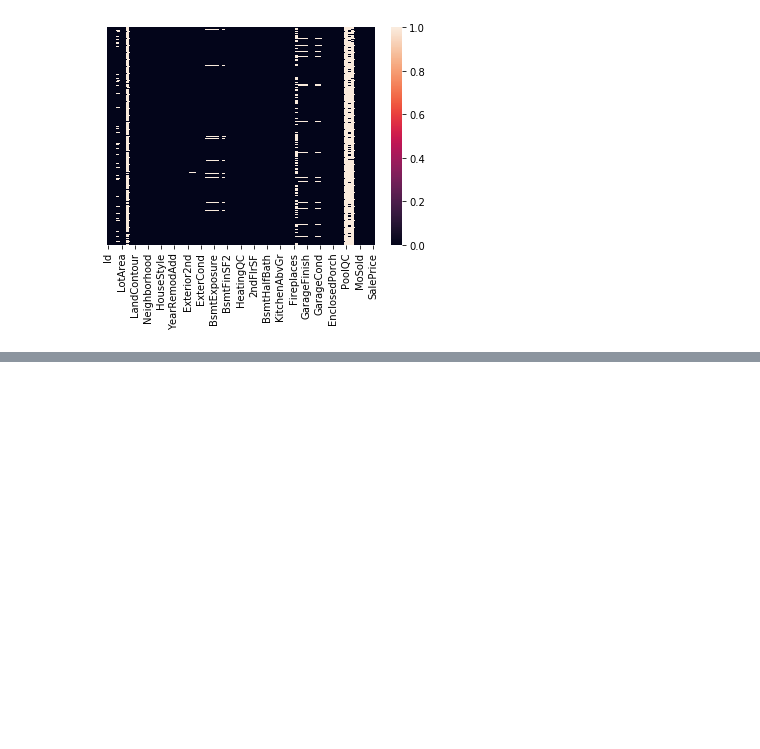
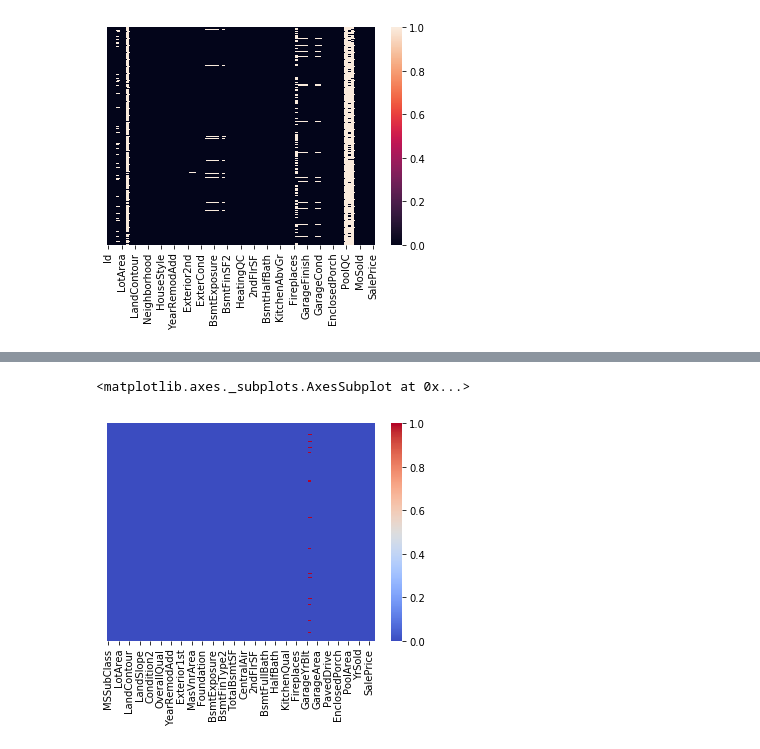
Before and after one commit to Abhi050/Kaggle-Competition-Projects, a Jupyter notebook: Kaggle_housingp_comp(try1).ipynb, the cells around one changed output, grey strips where cells are left out. Drawn from its saved outputs; the diff is of its cells as text; code cells hidden in the pictures; blank space fills up the shorter version.

```diff
--- a/Kaggle_housingp_comp(try1).ipynb
+++ b/Kaggle_housingp_comp(try1).ipynb
@@ -97,0 +107,12 @@ memory usage: 924.0+ KB
+# %%
+df["BsmtQual"]=df["BsmtQual"].fillna(df["BsmtQual"].mode()[0])
+df["BsmtCond"]=df["BsmtCond"].fillna(df["BsmtCond"].mode()[0])
+df["BsmtFinType1"]=df["BsmtFinType1"].fillna(df["BsmtFinType1"].mode()[0])
+df["BsmtExposure"]=df["BsmtExposure"].fillna(df["BsmtExposure"].mode()[0])
+df["BsmtFinType2"]=df["BsmtFinType2"].fillna(df["BsmtFinType2"].mode()[0])
+df["BsmtFinSF1"]=df["BsmtFinSF1"].fillna(df["BsmtFinSF1"].mean())
+# %%
+sns.heatmap(df.isnull(),yticklabels=False,cbar=True,cmap="coolwarm")
+# %% [output]
+<matplotlib.axes._subplots.AxesSubplot at 0x...>
+[figure, added]
```
Also changed, not shown: parts of 10 cells of this notebook.
